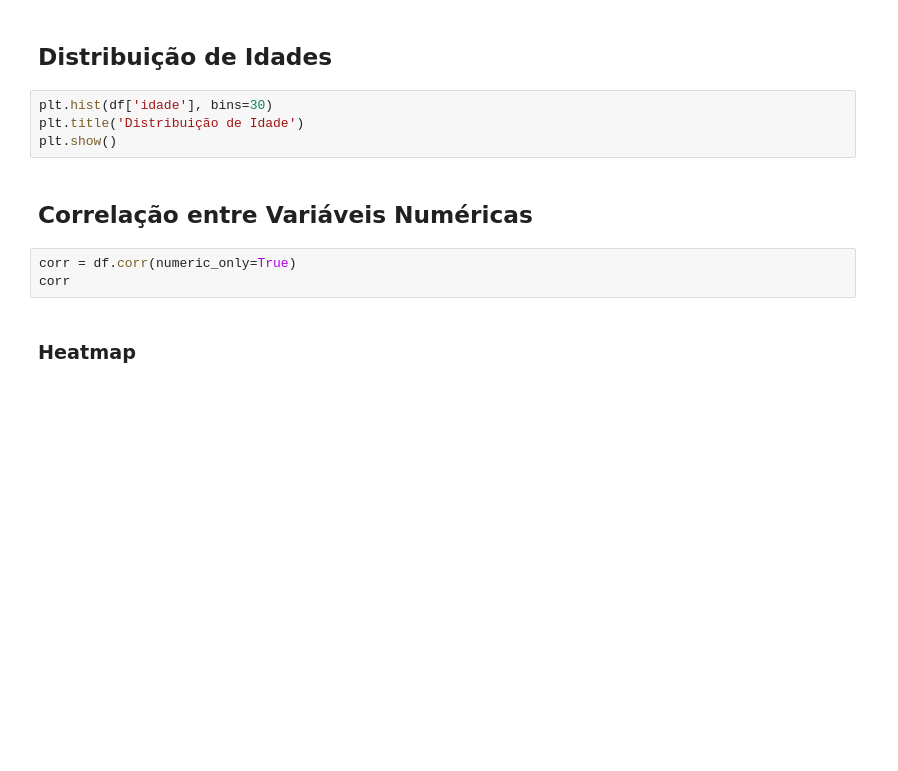
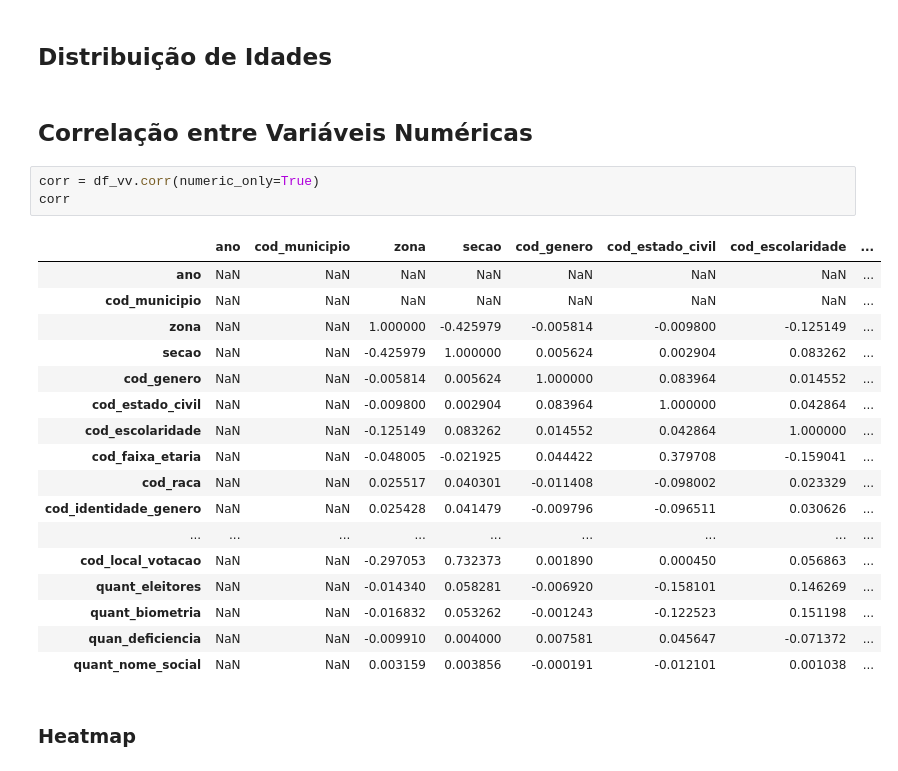
Before and after one commit to JohnDiognes/analise-perfil-eleitor-vila-velha, a Jupyter notebook: notebooks/Notebook_05_analises_estatisticas.ipynb, the cells around one changed output. Drawn from its saved outputs; the diff is of its cells as text; blank space fills up the shorter version.

```diff
--- a/notebooks/Notebook_05_analises_estatisticas.ipynb
+++ b/notebooks/Notebook_05_analises_estatisticas.ipynb
@@ -15,14 +195,28 @@ df.describe(include='all')
 # %% [markdown]
 ## Distribuição de Idades
-# %%
-plt.hist(df['idade'], bins=30)
-plt.title('Distribuição de Idade')
-plt.show()
 # %% [markdown]
 ## Correlação entre Variáveis Numéricas
 # %%
-corr = df.corr(numeric_only=True)
+corr = df_vv.corr(numeric_only=True)
 corr
+# %% [output]
+|  | ano | cod_municipio | zona | secao | cod_genero | cod_estado_civil | cod_escolaridade | ... |
+| ano | NaN | NaN | NaN | NaN | NaN | NaN | NaN | ... |
+| cod_municipio | NaN | NaN | NaN | NaN | NaN | NaN | NaN | ... |
+| zona | NaN | NaN | 1.000000 | -0.425979 | -0.005814 | -0.009800 | -0.125149 | ... |
+| secao | NaN | NaN | -0.425979 | 1.000000 | 0.005624 | 0.002904 | 0.083262 | ... |
+| cod_genero | NaN | NaN | -0.005814 | 0.005624 | 1.000000 | 0.083964 | 0.014552 | ... |
+| cod_estado_civil | NaN | NaN | -0.009800 | 0.002904 | 0.083964 | 1.000000 | 0.042864 | ... |
+| cod_escolaridade | NaN | NaN | -0.125149 | 0.083262 | 0.014552 | 0.042864 | 1.000000 | ... |
+| cod_faixa_etaria | NaN | NaN | -0.048005 | -0.021925 | 0.044422 | 0.379708 | -0.159041 | ... |
+| cod_raca | NaN | NaN | 0.025517 | 0.040301 | -0.011408 | -0.098002 | 0.023329 | ... |
+| cod_identidade_genero | NaN | NaN | 0.025428 | 0.041479 | -0.009796 | -0.096511 | 0.030626 | ... |
+| ... | ... | ... | ... | ... | ... | ... | ... | ... |
+| cod_local_votacao | NaN | NaN | -0.297053 | 0.732373 | 0.001890 | 0.000450 | 0.056863 | ... |
+| quant_eleitores | NaN | NaN | -0.014340 | 0.058281 | -0.006920 | -0.158101 | 0.146269 | ... |
+| quant_biometria | NaN | NaN | -0.016832 | 0.053262 | -0.001243 | -0.122523 | 0.151198 | ... |
+| quan_deficiencia | NaN | NaN | -0.009910 | 0.004000 | 0.007581 | 0.045647 | -0.071372 | ... |
+| quant_nome_social | NaN | NaN | 0.003159 | 0.003856 | -0.000191 | -0.012101 | 0.001038 | ... |
 # %% [markdown]
 ### Heatmap
 # %%
```
Also changed, not shown: parts of 37 cells of this notebook.
